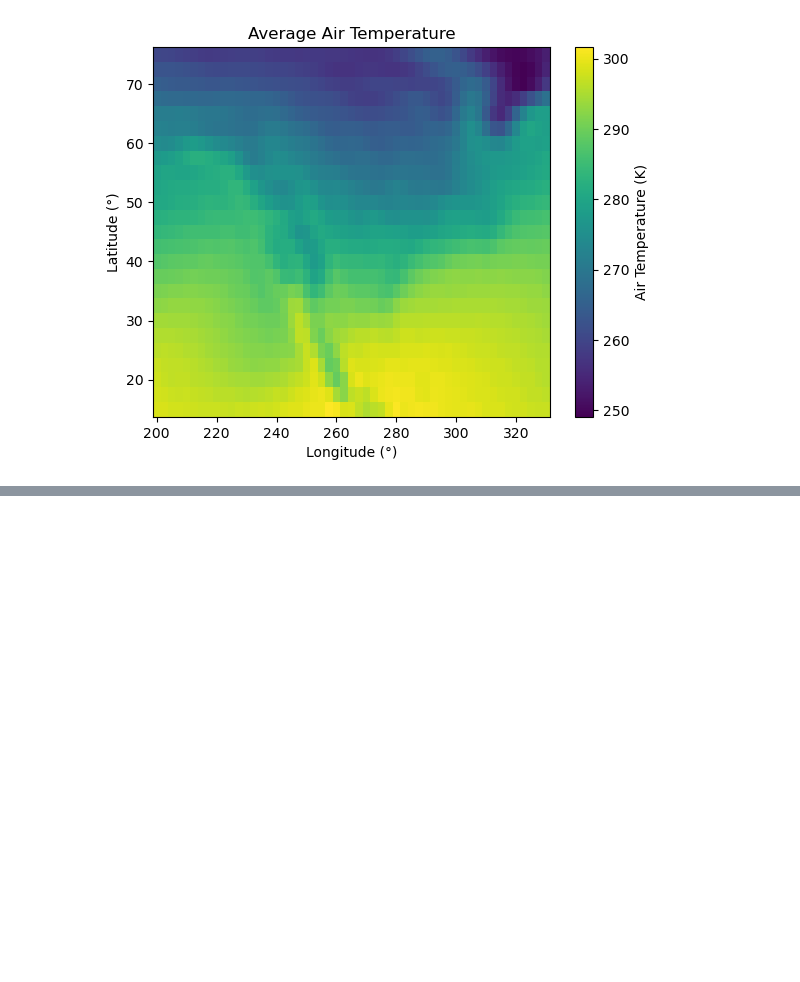
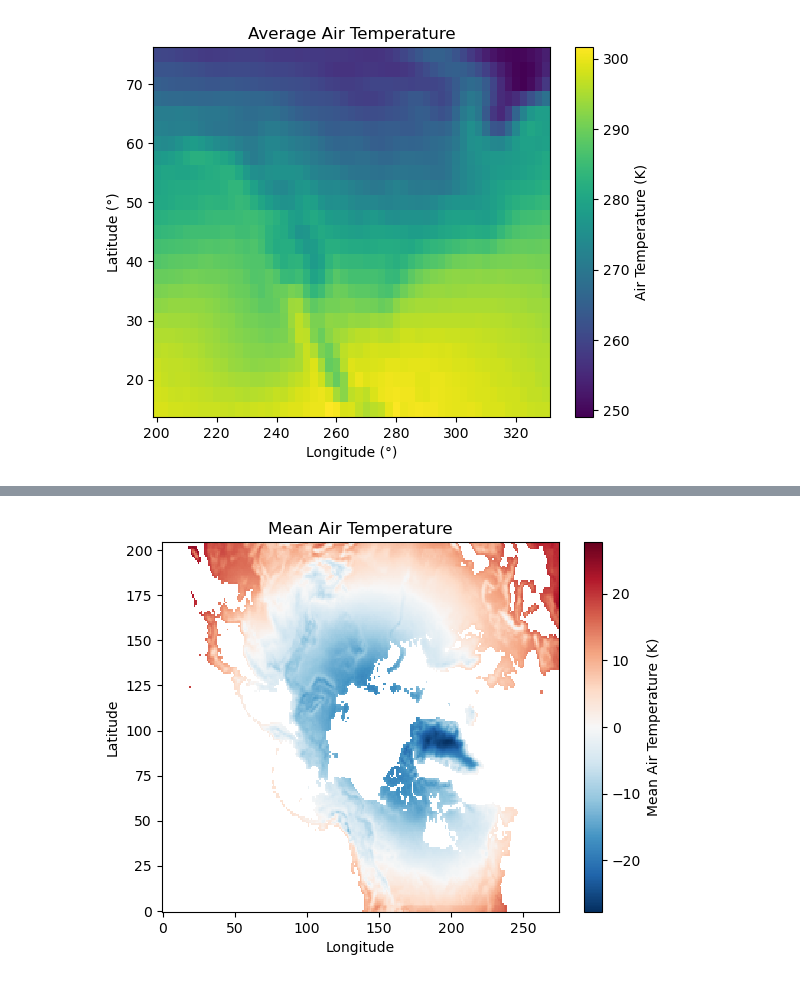
Before and after one commit to fredrickk-AI4EO/Air-temperature-analysis, a Jupyter notebook: code/air_temperature.ipynb, the cells around one changed output, grey strips where cells are left out. Saved outputs shown, nothing was run; the diff lists cells and outputs as text; code cells hidden in the pictures; blank space fills up the shorter version.

```diff
--- a/code/air_temperature.ipynb
+++ b/code/air_temperature.ipynb
@@ -106,0 +181,10 @@ plt.show()
+# %%
+mean_temp = air_temperature.mean(dim="time")
+mean_temp.plot(cbar_kwargs={'label': 'Mean Air Temperature (K)'})
+plt.title("Mean Air Temperature")
+plt.xlabel("Longitude")
+plt.ylabel("Latitude")
+plt.savefig('../figures/mean_air_temperature.png')
+plt.show()
+# %% [output]
+[figure, added]
```
Also changed, not shown: parts of 16 cells of this notebook, 12 other files.
